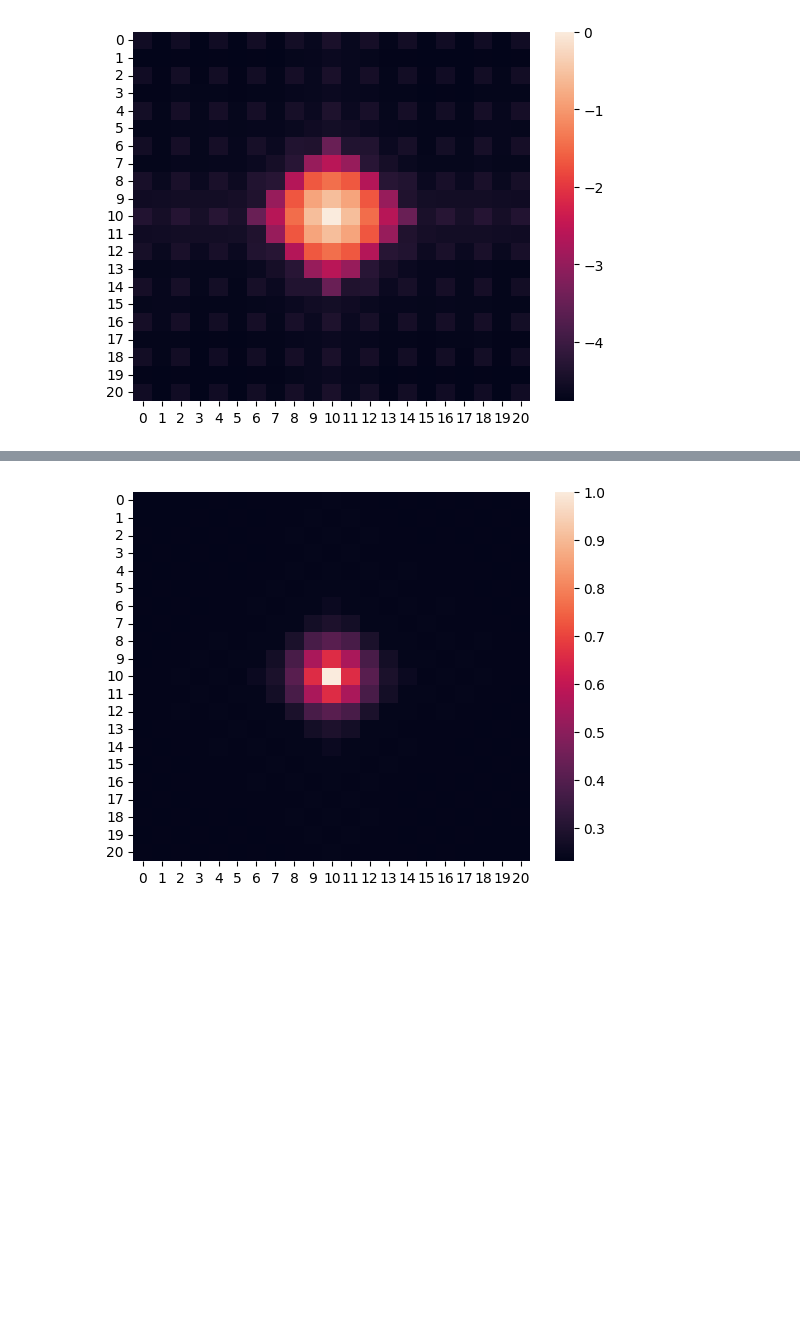
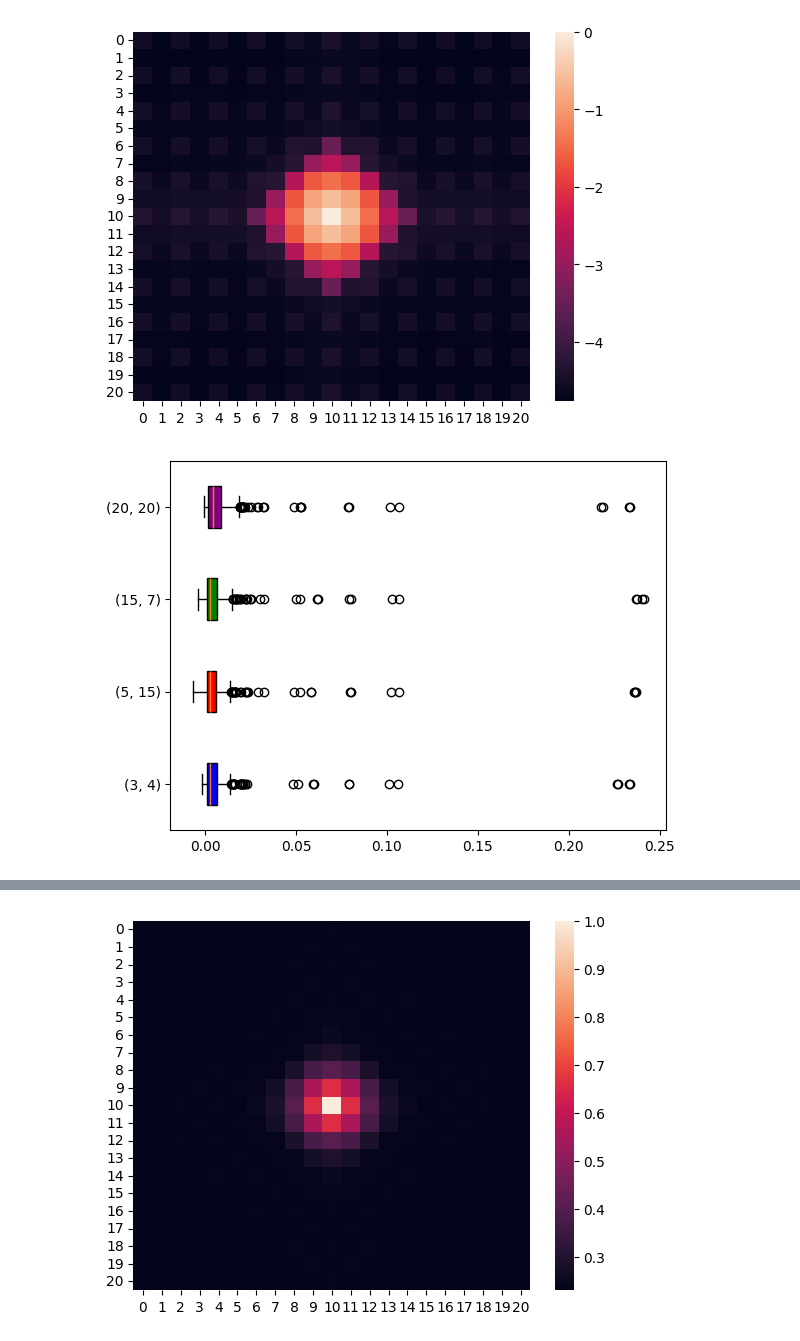
Before and after one commit to haydenych/csc2529-project, a Jupyter notebook: correlation/correlation.ipynb, the cells around one changed output, grey strips where cells are left out. Saved outputs shown, nothing was run; the diff lists cells and outputs as text; code cells hidden in the pictures; blank space fills up the shorter version.

Commit message:
update correlation

```diff
--- a/correlation/correlation.ipynb
+++ b/correlation/correlation.ipynb
@@ -67,4 +70,22 @@ plot_noise_map(np.log(noise_map_total))
 # %%
 with open("./output/noise_individual_10_320.npy", "rb") as f:
     noise_map_individual = np.load(f)
+# %%
+d = noise_map_individual[:,3,4]
+d2 = noise_map_individual[:,5,15]
+d3 = noise_map_individual[:,15,7]
+d4 = noise_map_individual[:,20,20]
+
+fig, ax = plt.subplots()
+bp = ax.boxplot([d, d2, d3, d4], vert=0, labels=["(3, 4)", "(5, 15)", "(15, 7)", "(20, 20)"], patch_artist=True)
+
+colors = ['blue', 'red', 'green', 'purple']
+
+for patch, color in zip(bp['boxes'], colors):
+    patch.set_facecolor(color)
+
+
+# ax.set_title("Distribution of noise correlation within pixels")
+# %% [output]
+[figure, added]
 # %%
```
Also changed, not shown: parts of 7 cells of this notebook.
